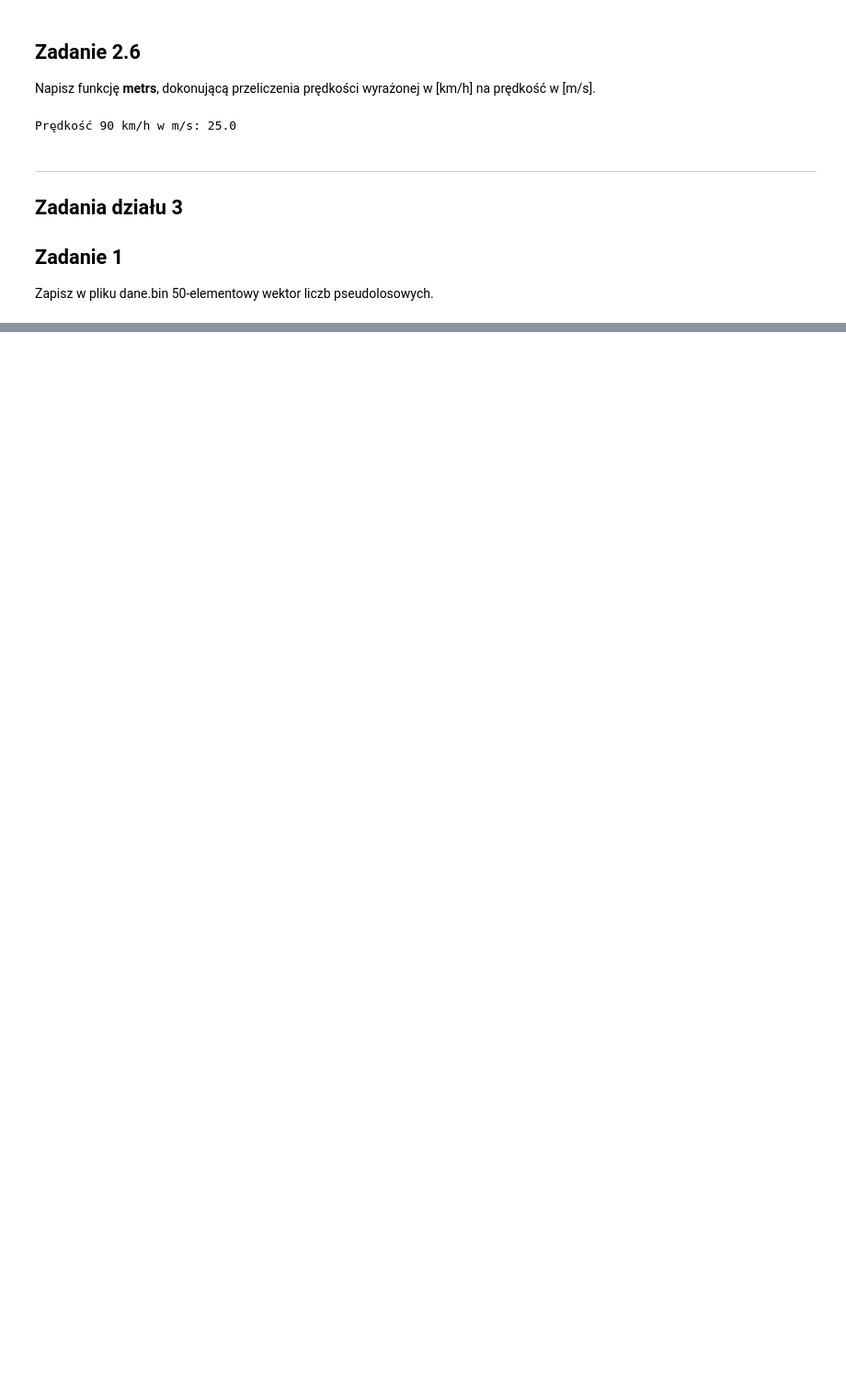
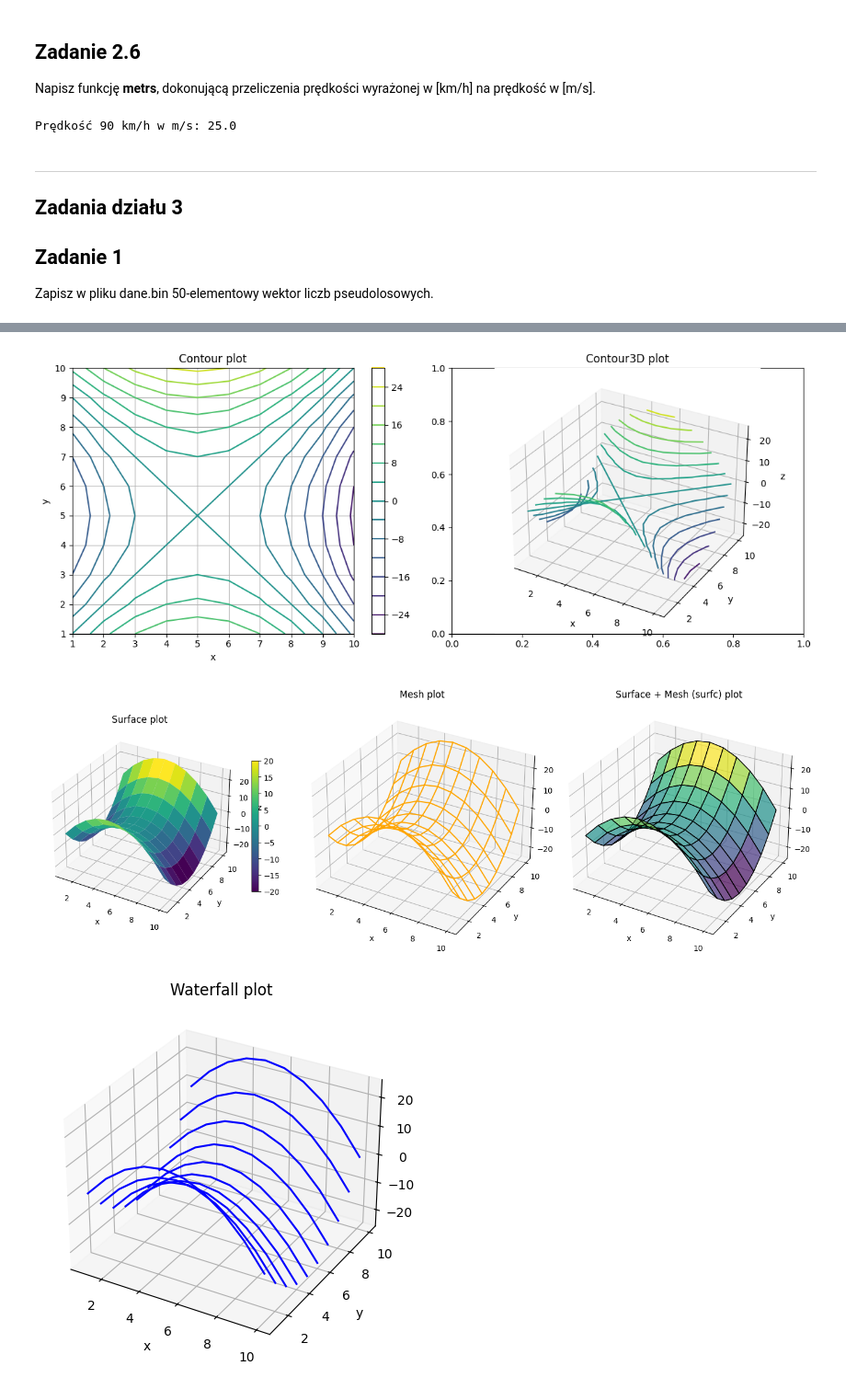
Before and after one commit to Hadidomena/MetodyNumeryczne, a Jupyter notebook: Sprawozdanie1.ipynb, the cells around one changed output, grey strips where cells are left out. Shown at 92% size. Drawn from its saved outputs; the diff is of its cells as text; code cells hidden in the pictures; blank space fills up the shorter version.

```diff
--- a/Sprawozdanie1.ipynb
+++ b/Sprawozdanie1.ipynb
@@ -394,0 +450,5 @@ Zapisz w pliku dane.bin 50-elementowy wektor liczb pseudolosowych.
+# %%
+with open('temperatura.txt', 'r') as f:
+    lines = f.readlines()
+    for line in lines:
+        print(line.strip())
@@ -394,0 +607,70 @@ Zapisz w pliku dane.bin 50-elementowy wektor liczb pseudolosowych.
+# %%
+from mpl_toolkits.mplot3d import Axes3D
+
+x = np.array([x for x in range(1, 11)])
+y = np.array([x for x in range(1, 11)])
+matrix = np.zeros((10, 10))
+for i in range(10):
+    for j in range(10):
+        matrix[i, j] = (x[i] - 5) ** 2 - (y[j] - 5) ** 2
+print(f"Macierz:\n{matrix}")
+
+# a) Wykresy poziomicowe
+X, Y_grid = np.meshgrid(x, y)
+
+fig, axs = plt.subplots(1, 2, figsize=(12, 5))
+cp = axs[0].contour(X, Y_grid, matrix, levels=15)
+axs[0].set_title('Contour plot')
+axs[0].set_xlabel('x')
+axs[0].set_ylabel('y')
+fig.colorbar(cp, ax=axs[0])
+axs[0].grid(True)
+
+ax3d = fig.add_subplot(1, 2, 2, projection='3d')
+ax3d.contour3D(X, Y_grid, matrix, levels=15, cmap='viridis')
+ax3d.set_title('Contour3D plot')
+ax3d.set_xlabel('x')
+ax3d.set_ylabel('y')
+ax3d.set_zlabel('z')
+
+plt.tight_layout()
+plt.show()
+
+# b) Wykresy powierzchniowe
+fig = plt.figure(figsize=(14, 5))
+ax1 = fig.add_subplot(1, 3, 1, projection='3d')
+surf = ax1.plot_surface(X, Y_grid, matrix, cmap='viridis')
+ax1.set_title('Surface plot')
+ax1.set_xlabel('x')
+ax1.set_ylabel('y')
+ax1.set_zlabel('z')
+fig.colorbar(surf, ax=ax1, shrink=0.5)
+
+ax2 = fig.add_subplot(1, 3, 2, projection='3d')
+mesh = ax2.plot_wireframe(X, Y_grid, matrix, color='orange')
+ax2.set_title('Mesh plot')
+ax2.set_xlabel('x')
+ax2.set_ylabel('y')
+ax2.set_zlabel('z')
+
+ax3 = fig.add_subplot(1, 3, 3, projection='3d')
+ax3.plot_surface(X, Y_grid, matrix, cmap='viridis', edgecolor='k', alpha=0.7)
+ax3.plot_wireframe(X, Y_grid, matrix, color='black', linewidth=0.5)
+ax3.set_title('Surface + Mesh (surfc) plot')
+ax3.set_xlabel('x')
+ax3.set_ylabel('y')
+ax3.set_zlabel('z')
+
+plt.tight_layout()
+plt.show()
+
+fig = plt.figure(figsize=(7, 5))
+ax = fig.add_subplot(111, projection='3d')
+for i in range(matrix.shape[0]):
+    ax.plot(x, [y[i]]*len(x), matrix[i, :], color='b')
+ax.set_title('Waterfall plot')
+ax.set_xlabel('x')
+ax.set_ylabel('y')
+ax.set_zlabel('z')
+plt.show()
+# %% [output]
@@ -394,0 +688,3 @@ Zapisz w pliku dane.bin 50-elementowy wektor liczb pseudolosowych.
+[figure, added]
+[figure, added]
+[figure, added]
```
Also changed, not shown: parts of 42 cells of this notebook, 1 other file.
